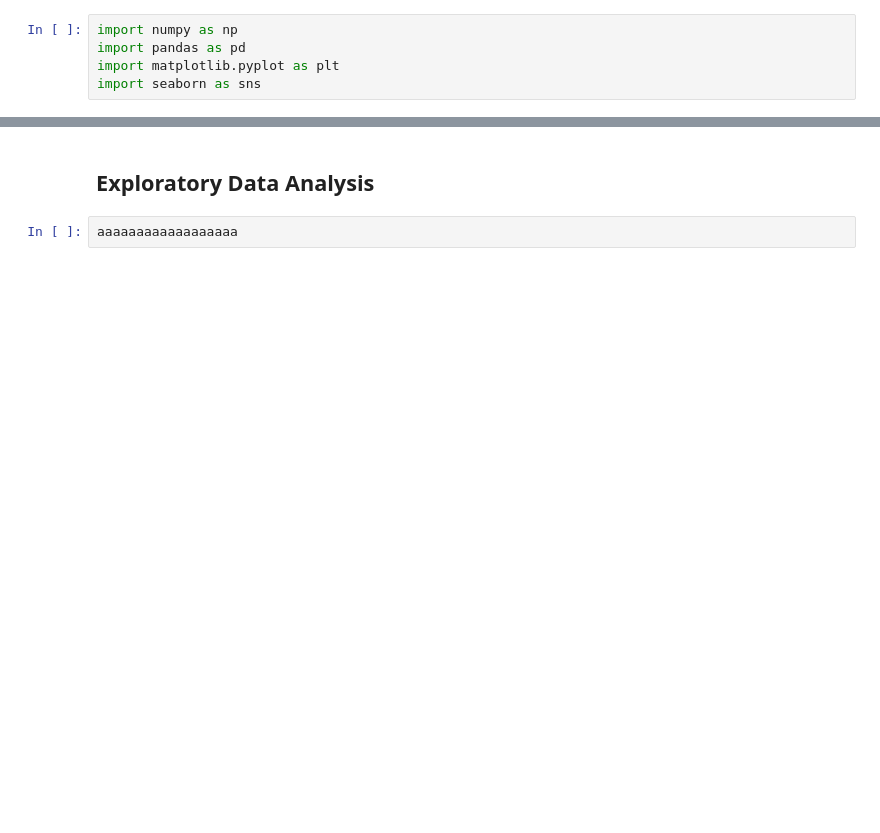
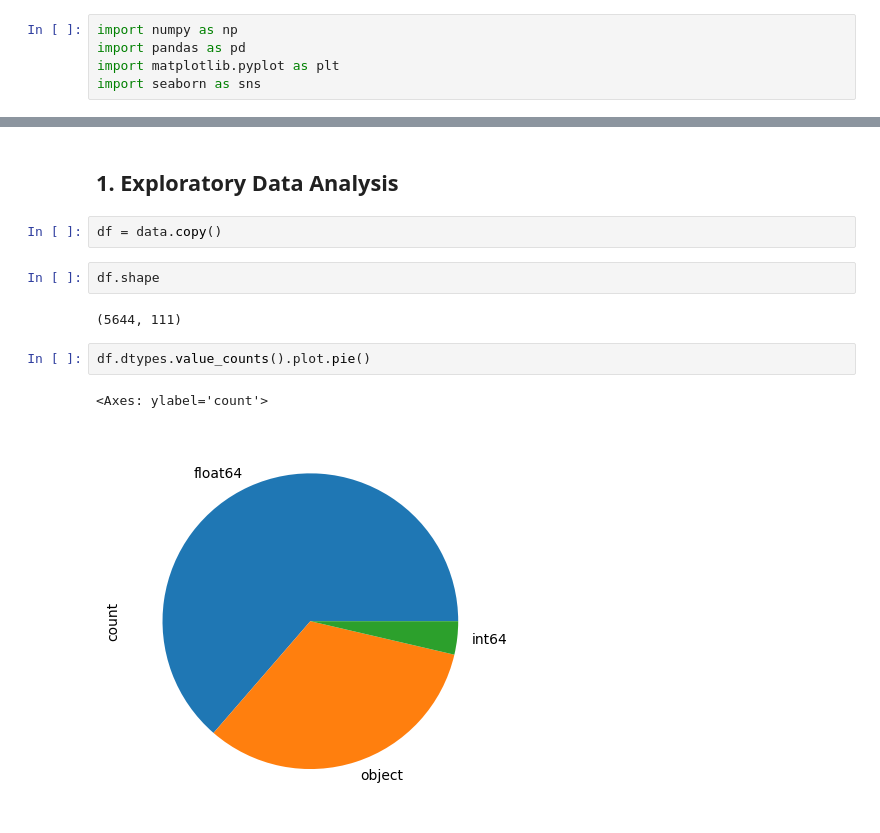
Before and after one commit to Oussema-Wali/Covid19, a Jupyter notebook: COVID.ipynb, the cells around one changed output, grey strips where cells are left out. Drawn from its saved outputs; the diff is of its cells as text; blank space fills up the shorter version.

```diff
--- a/COVID.ipynb
+++ b/COVID.ipynb
@@ -29,4 +35,13 @@ data.head()
 # %% [markdown]
-## Exploratory Data Analysis
+## 1. Exploratory Data Analysis
-# %%
-aaaaaaaaaaaaaaaaaa
+# %%
+df = data.copy()
+# %%
+df.shape
+# %% [output]
+(5644, 111)
+# %%
+df.dtypes.value_counts().plot.pie()
+# %% [output]
+<Axes: ylabel='count'>
+[figure, added]
```
Also changed, not shown: parts of 25 cells of this notebook.
